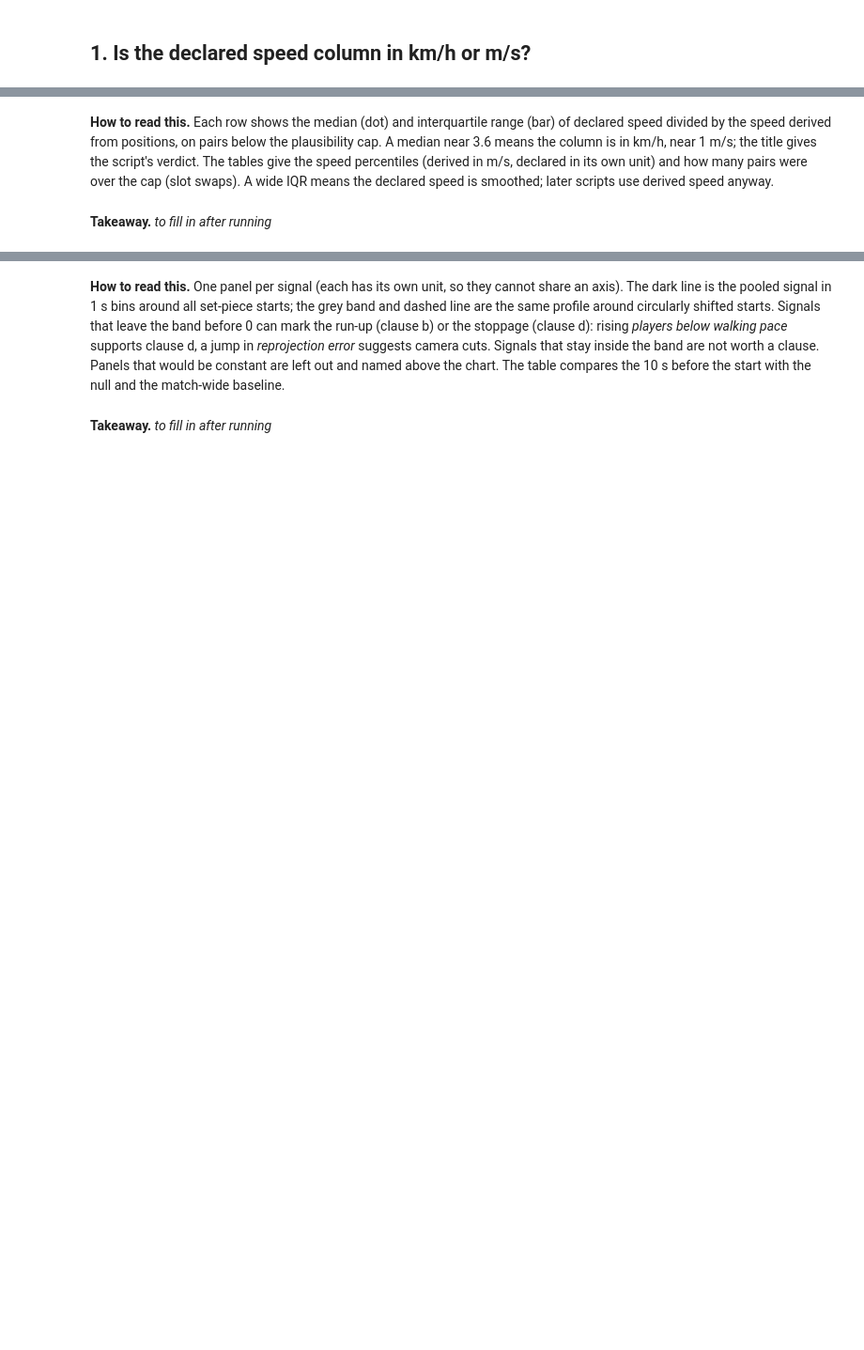
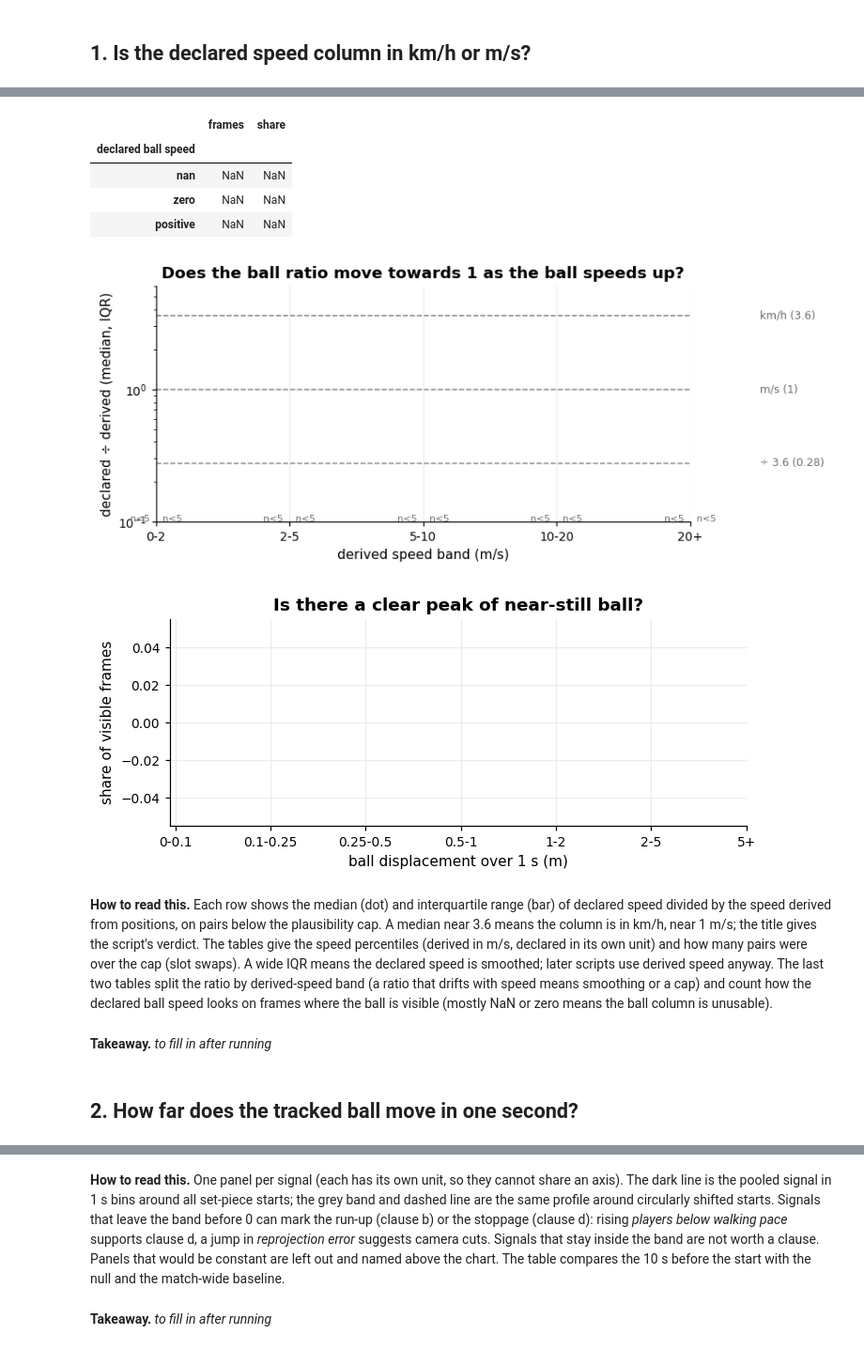
Before and after one commit to amylnikov30/more-than-a-hack, a Jupyter notebook: eda/eda_extras.ipynb, the cells around one changed output, grey strips where cells are left out. Shown at 94% size. Cells and saved outputs as stored; diff of their text form; code cells hidden in the pictures; blank space fills up the shorter version.

```diff
--- a/eda/eda_extras.ipynb
+++ b/eda/eda_extras.ipynb
@@ -86,4 +112,63 @@ display(pd.DataFrame({c: {m: ph.get(su, "ratio", c, "", m) for m in ("n_pairs",
+# %%
+BANDS = ["0-2", "2-5", "5-10", "10-20", "20+"]
+SERIES = (("players", ph.INK_2, -0.12), ("ball", ph.REAL, 0.12))
+
+# (a) What declared ball speed looks like on visible-ball frames
+decl = pd.Series({b: ph.get(su, "ball_declared", "ball", b, "n_frames")
+                  for b in ("nan", "zero", "positive")})
+display(pd.DataFrame({"frames": decl, "share": (decl / decl.sum()).round(3)})
+        .rename_axis("declared ball speed"))
+
+# (b) Ratio by derived-speed band: jitter, unit error, or noise?
+fig, ax = plt.subplots(figsize=(7.2, 3.2))
+for ref, label in ((1.0, "m/s (1)"), (1 / 3.6, "÷ 3.6 (0.28)"), (3.6, "km/h (3.6)")):
+    ax.axhline(ref, color=ph.NULL_LINE, ls="--", lw=1)
+    ax.text(len(BANDS) - 0.5, ref, " " + label, fontsize=8, color=ph.INK_2, va="center")
+for scope, colour, off in SERIES:
+    labelled = False                  # label each series on its first drawn band
+    for i, b in enumerate(BANDS):
+        med, lo, hi, n = (ph.get(su, "ratio_by_speed", scope, b, m)
+                          for m in ("median", "p25", "p75", "n_ratio"))
+        if not (n >= ph.MIN_N and np.isfinite(med)):
+            ax.text(i + off, 0.1, "n<5", fontsize=7, color=ph.INK_2, ha="center")
+            continue
+        ax.plot([i + off] * 2, [lo, hi], color=colour, lw=2.5, solid_capstyle="round")
+        ax.plot(i + off, med, "o", ms=7, color=colour, mec="white", mew=1.2,
+                label=None if labelled else scope)
+        labelled = True
+        ax.text(i + off, hi, "{:,}".format(int(n)), fontsize=6, color=ph.INK_2,
+                ha="center", va="bottom")
+ax.set_yscale("log")
+ax.set_ylim(0.1, 6)
+ax.set_xticks(range(len(BANDS)), BANDS)
+ax.set_xlabel("derived speed band (m/s)")
+ax.set_ylabel("declared ÷ derived (median, IQR)")
+ax.set_title("Does the ball ratio move towards 1 as the ball speeds up?")
+if ax.get_legend_handles_labels()[1]:
+    ax.legend(fontsize=8, loc="upper left")
+plt.show()
+
+# (c) How far the ball moves in 1 s: is there a clear 'stationary' peak?
+DISP = ["0-0.1", "0.1-0.25", "0.25-0.5", "0.5-1", "1-2", "2-5", "5+"]
+share = [ph.get(su, "ball_disp", "ball", b, "share") for b in DISP]
+fig, ax = plt.subplots(figsize=(7.2, 2.6))
+ax.bar(range(len(DISP)), share, color=ph.REAL)
+ax.set_xticks(range(len(DISP)), DISP)
+ax.set_xlabel("ball displacement over 1 s (m)")
+ax.set_ylabel("share of visible frames")
+ax.set_title("Is there a clear peak of near-still ball?")
+plt.show()
+# %% [output]
+|  | frames | share |
+| declared ball speed |  |  |
+| nan | NaN | NaN |
+| zero | NaN | NaN |
+| positive | NaN | NaN |
+[figure, added]
+[figure, added]
 # %% [markdown]
-**How to read this.** Each row shows the median (dot) and interquartile range (bar) of declared speed divided by the speed derived from positions, on pairs below the plausibility cap. A median near 3.6 means the column is in km/h, near 1 m/s; the title gives the script's verdict. The tables give the speed percentiles (derived in m/s, declared in its own unit) and how many pairs were over the cap (slot swaps). A wide IQR means the declared speed is smoothed; later scripts use derived speed anyway.
+**How to read this.** Each row shows the median (dot) and interquartile range (bar) of declared speed divided by the speed derived from positions, on pairs below the plausibility cap. A median near 3.6 means the column is in km/h, near 1 m/s; the title gives the script's verdict. The tables give the speed percentiles (derived in m/s, declared in its own unit) and how many pairs were over the cap (slot swaps). A wide IQR means the declared speed is smoothed; later scripts use derived speed anyway. The last two tables split the ratio by derived-speed band (a ratio that drifts with speed means smoothing or a cap) and count how the declared ball speed looks on frames where the ball is visible (mostly NaN or zero means the ball column is unusable).
 # %% [markdown]
 **Takeaway.** _to fill in after running_
+# %% [markdown]
+## 2. How far does the tracked ball move in one second?
```
Also changed, not shown: parts of 16 cells of this notebook, 17 other files.
